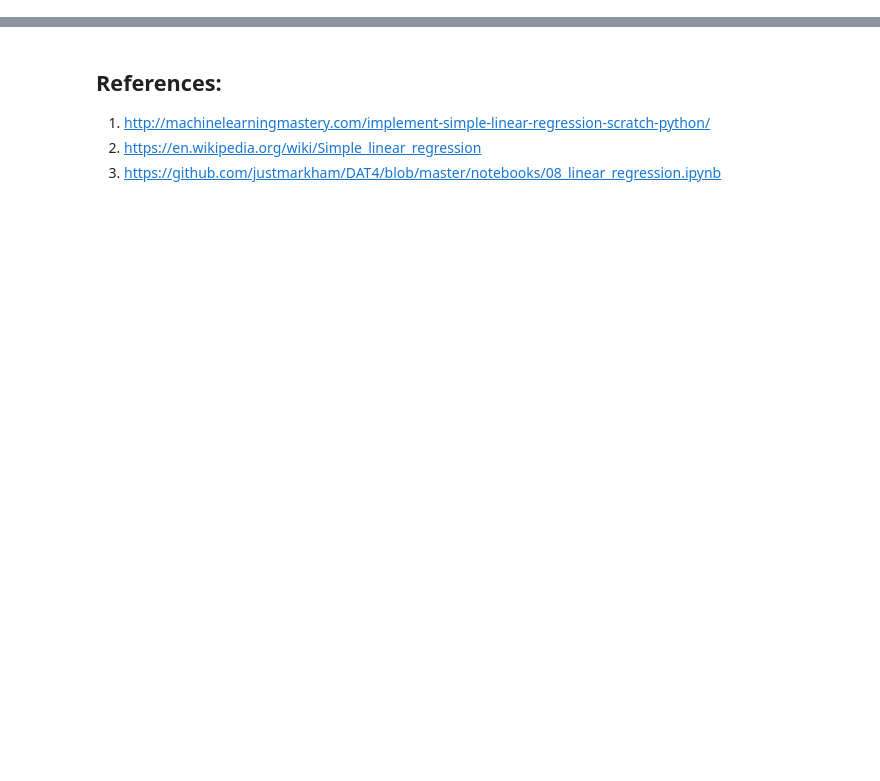
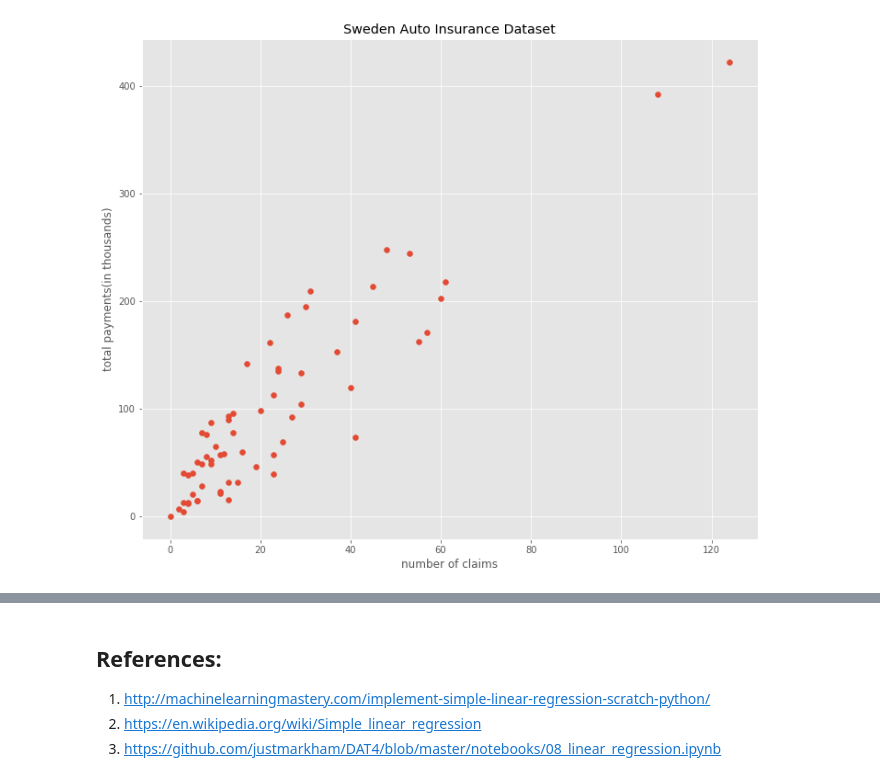
Before and after one commit to anujonthemove/Machine-Learning-Playground, a Jupyter notebook: univariate-linear-regression/Linear-Regression-closed-form-math-solution.ipynb, the cells around one changed output, grey strips where cells are left out. Drawn from its saved outputs; the diff is of its cells as text; code cells hidden in the pictures; blank space fills up the shorter version.

```diff
--- a/univariate-linear-regression/Linear-Regression-closed-form-math-solution.ipynb
+++ b/univariate-linear-regression/Linear-Regression-closed-form-math-solution.ipynb
@@ -32,3 +33,6 @@ import matplotlib.pyplot as plt
+# %%
+def split_data(data):
+    return data.iloc[:, 0:1], data.iloc[:, 1:2]
 # %%
 # calculation of model coefficients b0 and b1
 def estimateCoefficients(x, y):
@@ -209,0 +142,2 @@ plt.show()
+# %%
+X_df, y_df = split_data(data)
@@ -209,0 +148,20 @@ plt.show()
+# %%
+# Create a figure instance
+fig = plt.figure(1, figsize=(12, 10))
+
+# Create an axes instance
+ax = fig.add_subplot(111)
+
+# Create scatterplot
+ax.scatter(X_df, y_df)
+
+# Set common labels
+ax.set_xlabel('number of claims')
+ax.set_ylabel('total payments(in thousands)')
+
+ax.set_title('Sweden Auto Insurance Dataset');
+
+# Save the figure, if needed
+# fig.savefig('fig1.png', bbox_inches='tight')
+# %% [output]
+[figure, added]
```
Also changed, not shown: parts of 52 cells of this notebook.
